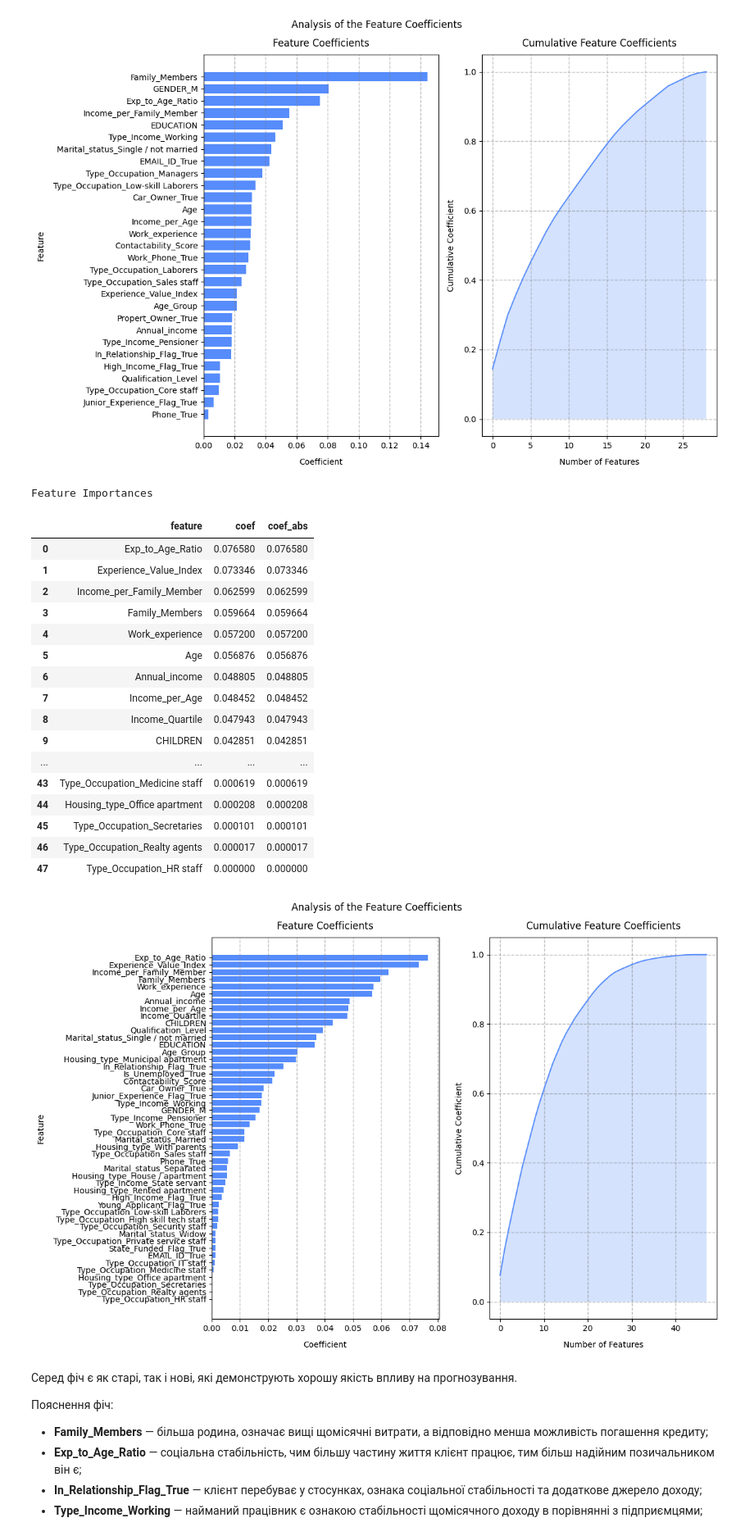
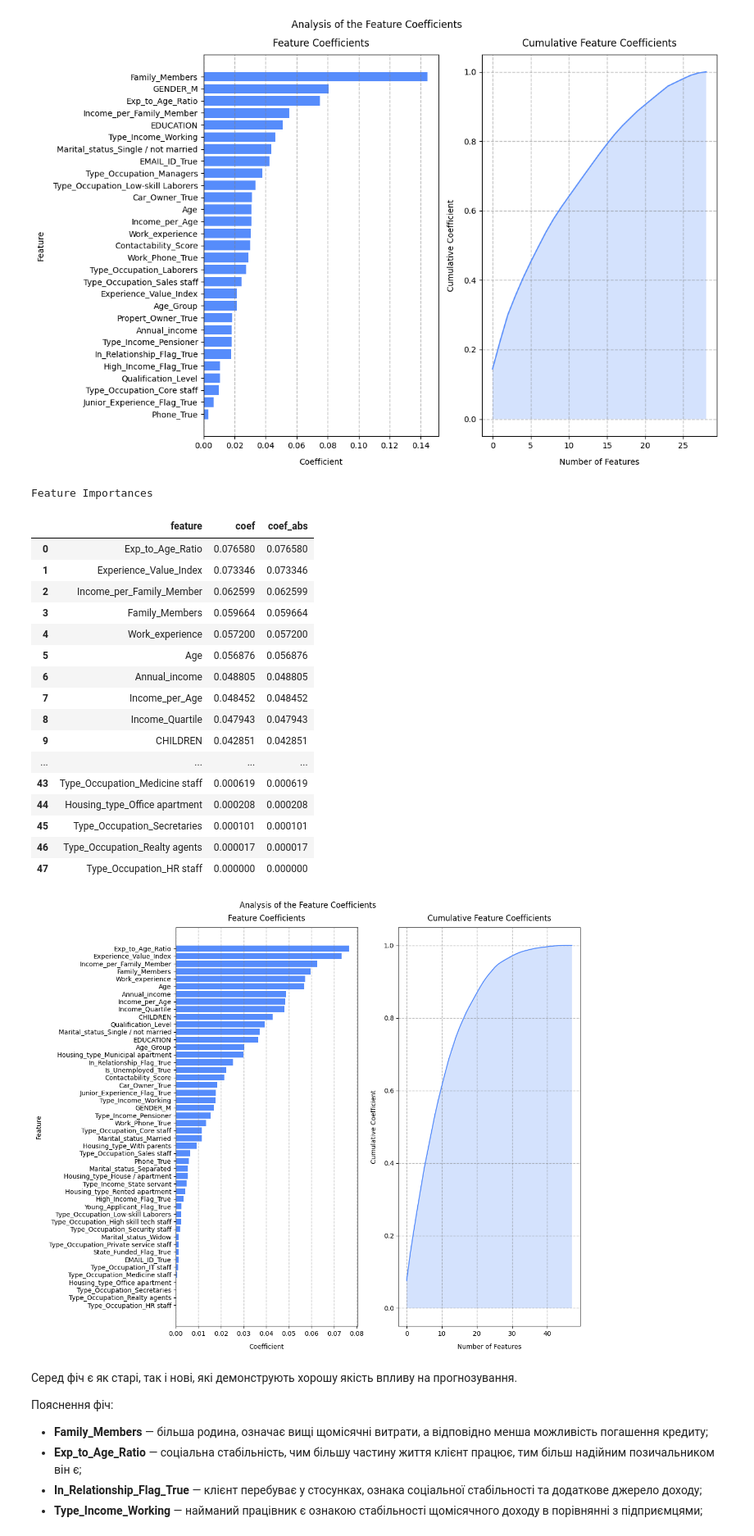
Before and after one commit to BogdanPinchuk/DataScience-PBY_HW20_Course_Project, a Jupyter notebook: Bohdan_Pinchuk_DS_HW20.ipynb, the cells around one changed output. Shown at 82% size. Cells and saved outputs as stored; diff of their text form; code cells hidden in the pictures.

```diff
--- a/Bohdan_Pinchuk_DS_HW20.ipynb
+++ b/Bohdan_Pinchuk_DS_HW20.ipynb
@@ -1976,7 +1976,7 @@ from catboost import CatBoostClassifier
 
 # Input data
 rng_seed = 42
-load_model = True
+load_model = False
 model_file_name = "resources/credit_card_dataset_catboost_fs.model"
 
 # Solution
@@ -1994,36 +1994,36 @@ else:
         verbose=False,
         thread_count=-1,
         allow_writing_files=False  # don't save logs
     )
     model.fit(X_data, Y_data)
     # save model
     joblib.dump(model, model_file_name)
 
 cboost_scores = pd.Series(model.feature_importances_, index=model.feature_names_).sort_values(ascending=False)
-cboost_scores = cboost_scores.loc[(cboost_scores > 0).values]
+cboost_scores = cboost_scores.loc[(cboost_scores > 0).values]  # type: ignore
 
 # Print results
-mn.analys_feature_coef(cboost_scores, figsize=(12, 8))
+mn.analys_feature_coef(cboost_scores, figsize=(12, 10))
 # %% [output]
 Feature Importances
 |  | feature | coef | coef_abs |
 | 0 | Exp_to_Age_Ratio | 0.076580 | 0.076580 |
 | 1 | Experience_Value_Index | 0.073346 | 0.073346 |
 | 2 | Income_per_Family_Member | 0.062599 | 0.062599 |
 | 3 | Family_Members | 0.059664 | 0.059664 |
 | 4 | Work_experience | 0.057200 | 0.057200 |
 | 5 | Age | 0.056876 | 0.056876 |
 | 6 | Annual_income | 0.048805 | 0.048805 |
 | 7 | Income_per_Age | 0.048452 | 0.048452 |
 | 8 | Income_Quartile | 0.047943 | 0.047943 |
 | 9 | CHILDREN | 0.042851 | 0.042851 |
 | ... | ... | ... | ... |
 | 43 | Type_Occupation_Medicine staff | 0.000619 | 0.000619 |
 | 44 | Housing_type_Office apartment | 0.000208 | 0.000208 |
 | 45 | Type_Occupation_Secretaries | 0.000101 | 0.000101 |
 | 46 | Type_Occupation_Realty agents | 0.000017 | 0.000017 |
 | 47 | Type_Occupation_HR staff | 0.000000 | 0.000000 |
-[figure, old version]
+[figure, new version]
 # %%
 # Permutation Importance
 
```
Also changed, not shown: parts of 5 cells of this notebook, 1 other file.
